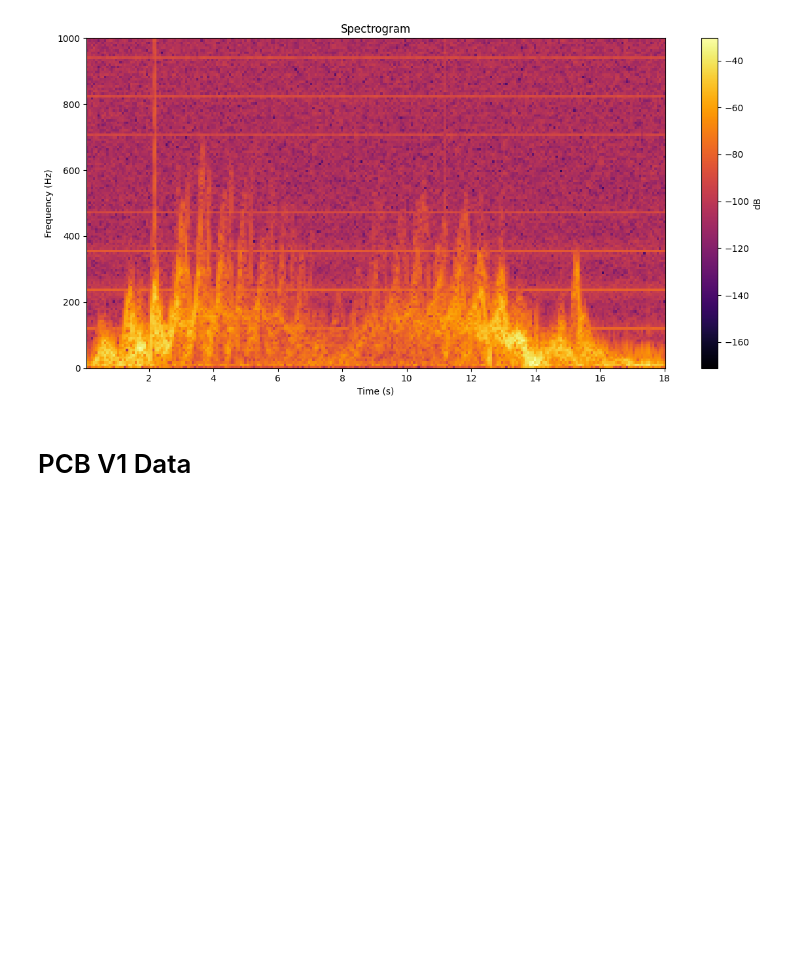
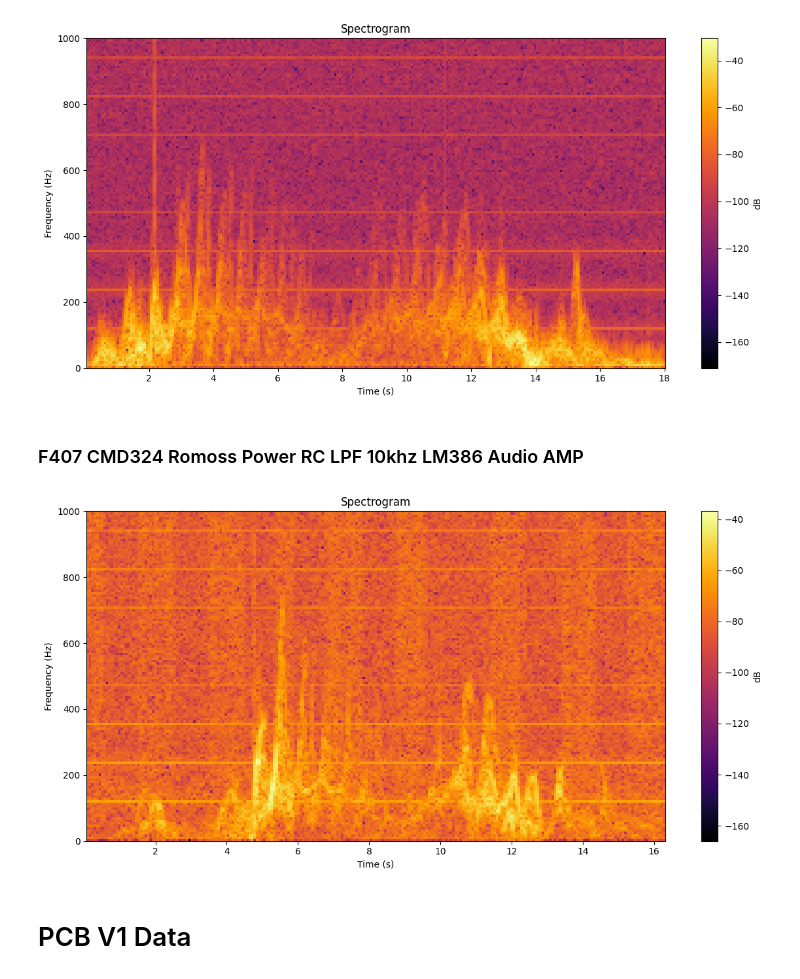
Before and after one commit to MishayNaidoo/Traffic-Monitoring-Using-Doppler-Radar, a Jupyter notebook: RadarHumanData/SpectrogramPlotter.ipynb, the cells around one changed output. Saved outputs shown, nothing was run; the diff lists cells and outputs as text; code cells hidden in the pictures; blank space fills up the shorter version.

```diff
--- a/RadarHumanData/SpectrogramPlotter.ipynb
+++ b/RadarHumanData/SpectrogramPlotter.ipynb
@@ -309,6 +309,45 @@ plt.tight_layout()
 plt.show()
 # %% [output]
 [figure]
+# %% [markdown]
+### F407 CMD324 Romoss Power RC LPF 10khz LM386 Audio AMP
+# %%
+# Reference voltage for the ADC (replace with your actual Vref)
+Vref = 3
+
+# Sampling rate
+sampling_rate = 120000  # samples per second
+
+# Step 1: Read ADC Samples from a Binary File
+with open("E:/UCT/Masters/Traffic-Monitoring-Using-Doppler-Radar/RadarHumanData/output4.txt", 'rb') as file:
+    raw_data = file.read()
+
+# Step 2: Convert the raw data to a list of integers
+adc_samples = [raw_data[i] | (raw_data[i + 1] << 8) for i in range(0, len(raw_data), 2)]
+
+# Step 2: Convert ADC Values to Voltages
+voltages = np.array([(sample / 4095) * Vref for sample in adc_samples])
+
+# Step 3: Create a time axis
+time_axis = np.arange(0, len(voltages)) / sampling_rate
+
+# Create a spectrogram
+frequencies, times, Sxx = spectrogram(voltages, fs=sampling_rate, nperseg=16384, noverlap=8192)
+
+# Plot the original spectrogram
+plt.figure(figsize=(12, 6))
+plt.imshow(10 * np.log10(Sxx), aspect='auto', cmap='inferno', origin='lower',
+           extent=[times.min(), times.max(), frequencies.min(), frequencies.max()])
+plt.ylim(0, 1000)
+#plt.xlim(40, 60)
+plt.colorbar(label='dB')
+plt.title('Spectrogram')
+plt.xlabel('Time (s)')
+plt.ylabel('Frequency (Hz)')
+plt.tight_layout()
+plt.show()
+# %% [output]
+[figure, added]
 # %% [markdown]
 # PCB V1 Data
 # %%
```
Also changed, not shown: 30 other files.
